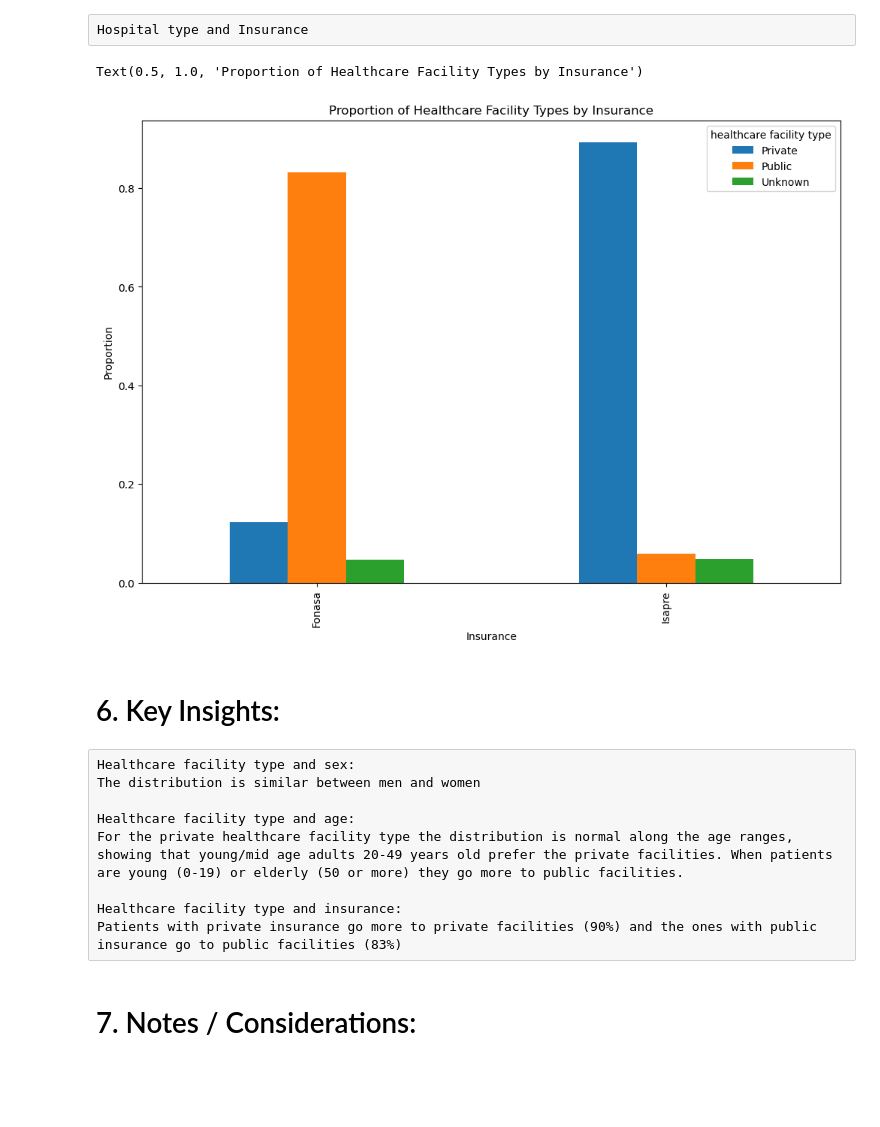
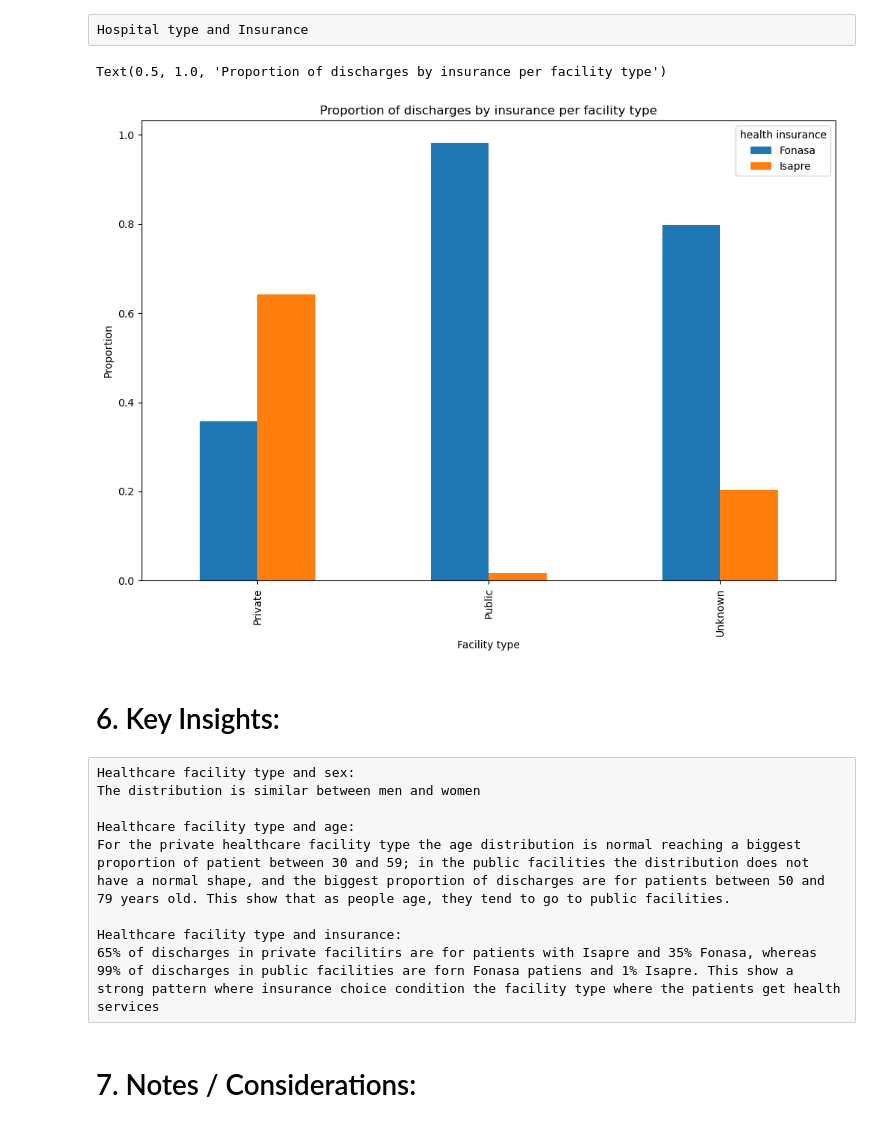
Before and after one commit to mirkopodunavak1996/EDAHospDischarges_Chile2001-2024, a Jupyter notebook: notebooks/General_Analysis_2001-2024_Bivariate(2).ipynb, the cells around one changed output. Drawn from its saved outputs; the diff is of its cells as text; code cells hidden in the pictures; blank space fills up the shorter version.

```diff
--- a/notebooks/General_Analysis_2001-2024_Bivariate(2).ipynb
+++ b/notebooks/General_Analysis_2001-2024_Bivariate(2).ipynb
@@ -527,7 +540,8 @@ normalized_age
 # %% [raw]
 Hospital type and Insurance
 # %%
-normalized_insurance = pd.crosstab(df['health insurance'], df['healthcare facility type'], normalize='index')
+# Proportion of discharges by insurance per facility type
+normalized_insurance = pd.crosstab(df['health insurance'], df['healthcare facility type'], normalize='columns')
 # %%
 normalized_insurance
 # %% [output]
@@ -562,13 +577,13 @@ Text(0.5, 1.0, 'Age Distribution by Facility Type (Normalized)')
 # %% [raw]
 Hospital type and Insurance
 # %%
-ax = normalized_insurance.plot(kind="bar", stacked=False, figsize=(12,8))
+ax = normalized_insurance.T.plot(kind="bar", stacked=False, figsize=(12,8))
 ax.set_ylabel("Proportion")
-ax.set_xlabel("Insurance")
-ax.set_title("Proportion of Healthcare Facility Types by Insurance")
+ax.set_xlabel("Facility type")
+ax.set_title("Proportion of discharges by insurance per facility type")
 # %% [output]
-Text(0.5, 1.0, 'Proportion of Healthcare Facility Types by Insurance')
+Text(0.5, 1.0, 'Proportion of discharges by insurance per facility type')
-[figure, old version]
+[figure, new version]
 # %% [markdown]
 # 6. Key Insights:
 # %% [raw]
@@ -576,10 +591,10 @@ Healthcare facility type and sex:
 The distribution is similar between men and women
 
 Healthcare facility type and age:
-For the private healthcare facility type the distribution is normal along the age ranges, showing that young/mid age adults 20-49 years old prefer the private facilities. When patients are young (0-19) or elderly (50 or more) they go more to public facilities.
+For the private healthcare facility type the age distribution is normal reaching a biggest proportion of patient between 30 and 59; in the public facilities the distribution does not have a normal shape, and the biggest proportion of discharges are for patients between 50 and 79 years old. This show that as people age, they tend to go to public facilities.
 
 Healthcare facility type and insurance:
-Patients with private insurance go more to private facilities (90%) and the ones with public insurance go to public facilities (83%)
+65% of discharges in private facilitirs are for patients with Isapre and 35% Fonasa, whereas 99% of discharges in public facilities are forn Fonasa patiens and 1% Isapre. This show a strong pattern where insurance choice condition the facility type where the patients get health services
 # %% [markdown]
 # 7. Notes / Considerations:
 # %% [raw]
```
Also changed, not shown: parts of 35 cells of this notebook.
